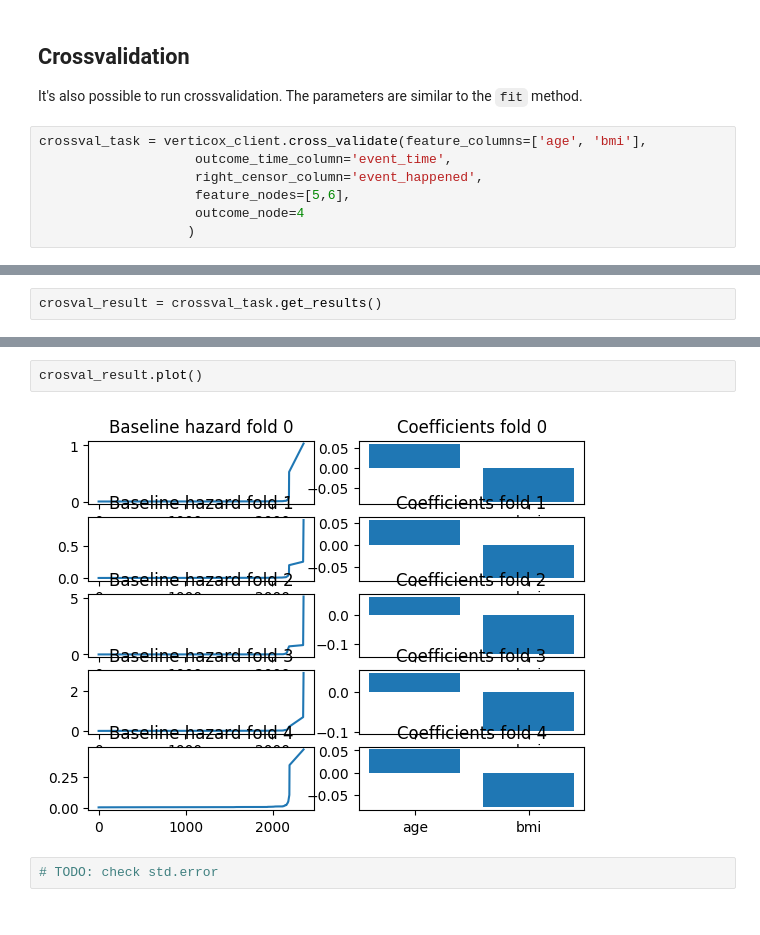
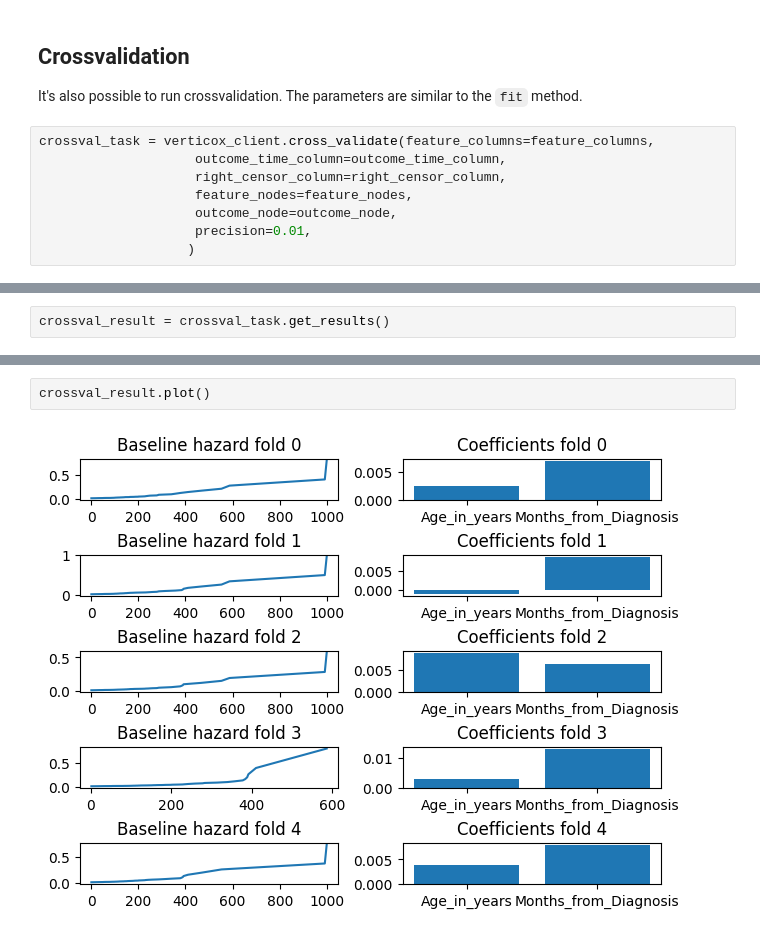
Before and after one commit to CARRIER-project/verticox, a Jupyter notebook: demo.ipynb, the cells around one changed output, grey strips where cells are left out. Saved outputs shown, nothing was run; the diff lists cells and outputs as text.

```diff
--- a/demo.ipynb
+++ b/demo.ipynb
@@ -225,11 +183,12 @@ print(results.baseline_hazard.y)
 ## Crossvalidation
 It's also possible to run crossvalidation. The parameters are similar to the `fit` method.
 # %%
-crossval_task = verticox_client.cross_validate(feature_columns=['age', 'bmi'],
-                    outcome_time_column='event_time',
-                    right_censor_column='event_happened',
-                    feature_nodes=[5,6],
-                    outcome_node=4
+crossval_task = verticox_client.cross_validate(feature_columns=feature_columns,
+                    outcome_time_column=outcome_time_column,
+                    right_censor_column=right_censor_column,
+                    feature_nodes=feature_nodes,
+                    outcome_node=outcome_node,
+                    precision=0.01,
                    )
 # %% [output]
                     task = self.v6client.task.create(collaboration=1,
@@ -251,3 +203,3 @@ https://v6server.carrier-mu.src.surf-hosted.nl:443 "POST /api/task HTTP/1.1" 201
 # %%
-crosval_result = crossval_task.get_results()
+crossval_result = crossval_task.get_results()
 # %% [output]
@@ -271,6 +207,4 @@ Received a result
-# %%
-crosval_result.plot()
-# %% [output]
-[figure, removed]
-# %%
-# TODO: check std.error
+# %%
+crossval_result.plot()
+# %% [output]
+[figure, added]
```
Also changed, not shown: parts of 21 cells of this notebook, 6 other files.
